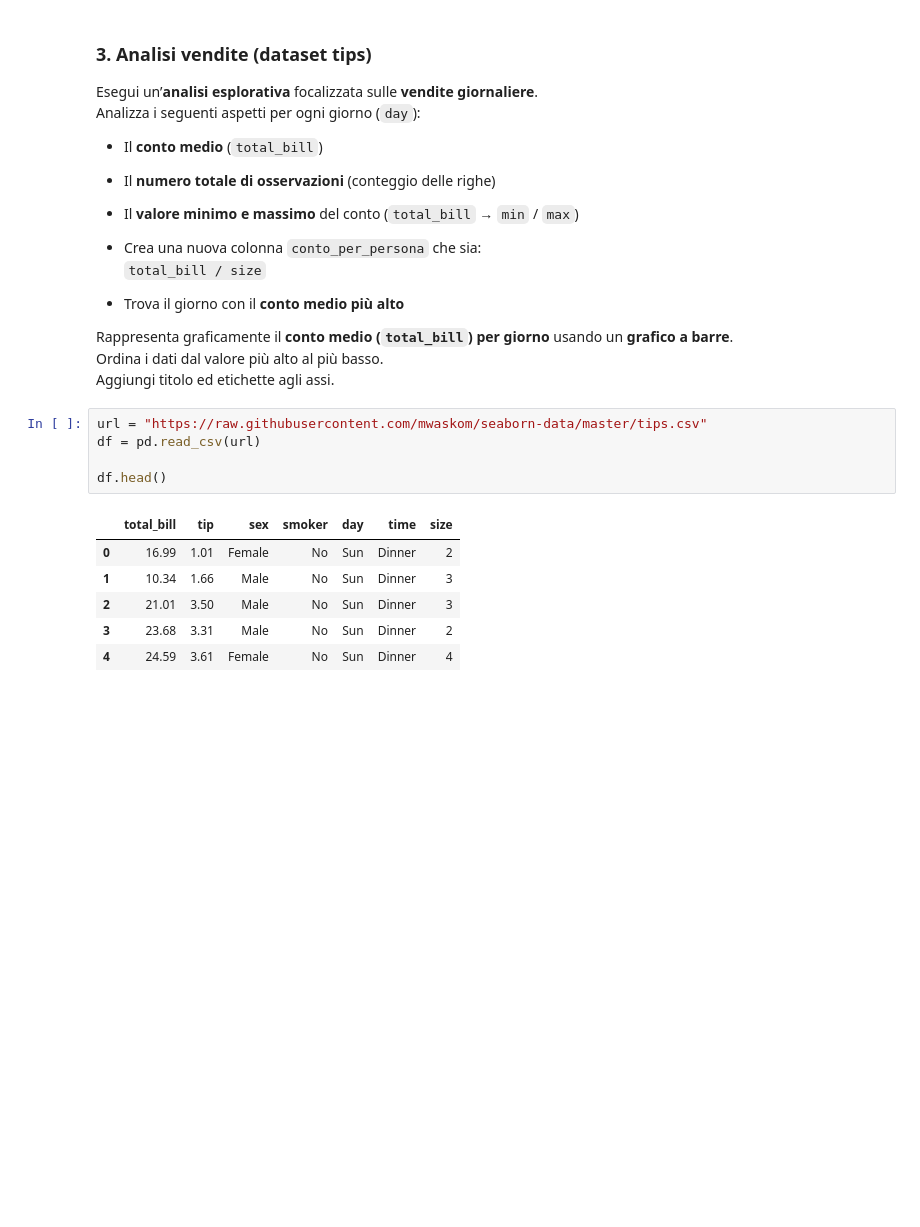
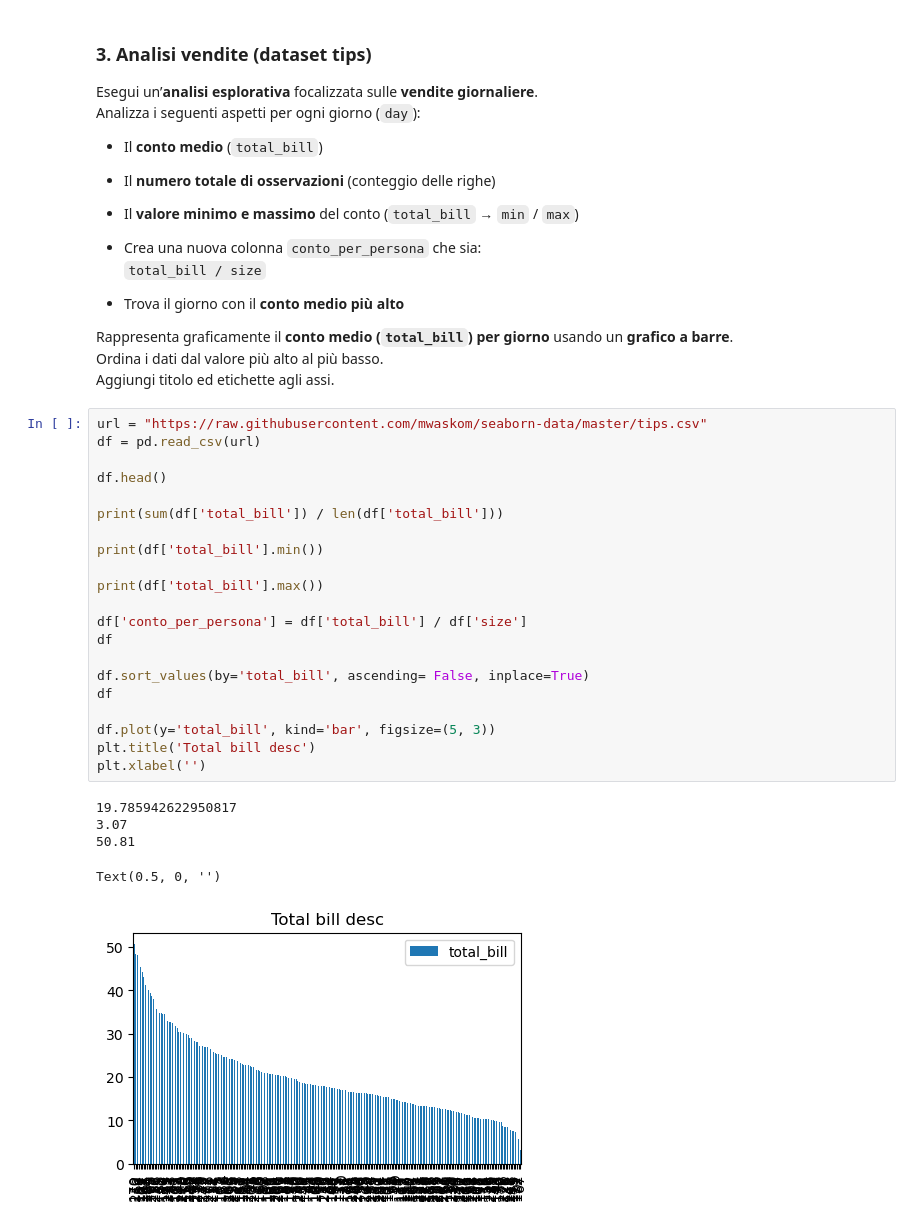
Before and after one commit to Franck-237/ProgrammingLab, a Jupyter notebook: Programming_lab2/3.5_Esercizi_lez_3.ipynb, the cells around one changed output. Drawn from its saved outputs; the diff is of its cells as text; blank space fills up the shorter version.

```diff
--- a/Programming_lab2/3.5_Esercizi_lez_3.ipynb
+++ b/Programming_lab2/3.5_Esercizi_lez_3.ipynb
@@ -149,15 +180,30 @@ Analizza i seguenti aspetti per ogni giorno (`day`):
 Rappresenta graficamente il **conto medio (`total_bill`) per giorno** usando un **grafico a barre**.
 Ordina i dati dal valore più alto al più basso.
 Aggiungi titolo ed etichette agli assi.
-# %%
-url = "https://raw.githubusercontent.com/mwaskom/seaborn-data/master/tips.csv"
-df = pd.read_csv(url)
-
-df.head()
-# %% [output]
-|  | total_bill | tip | sex | smoker | day | time | size |
-| 0 | 16.99 | 1.01 | Female | No | Sun | Dinner | 2 |
-| 1 | 10.34 | 1.66 | Male | No | Sun | Dinner | 3 |
-| 2 | 21.01 | 3.50 | Male | No | Sun | Dinner | 3 |
-| 3 | 23.68 | 3.31 | Male | No | Sun | Dinner | 2 |
-| 4 | 24.59 | 3.61 | Female | No | Sun | Dinner | 4 |
+# %%
+url = "https://raw.githubusercontent.com/mwaskom/seaborn-data/master/tips.csv"
+df = pd.read_csv(url)
+
+df.head()
+
+print(sum(df['total_bill']) / len(df['total_bill']))
+
+print(df['total_bill'].min())
+
+print(df['total_bill'].max())
+
+df['conto_per_persona'] = df['total_bill'] / df['size']
+df
+
+df.sort_values(by='total_bill', ascending= False, inplace=True)
+df
+
+df.plot(y='total_bill', kind='bar', figsize=(5, 3))
+plt.title('Total bill desc')
+plt.xlabel('')
+# %% [output]
+19.785942622950817
+3.07
+50.81
+Text(0.5, 0, '')
+[figure, added]
```
Also changed, not shown: parts of 1 cell of this notebook, 3 other files.
